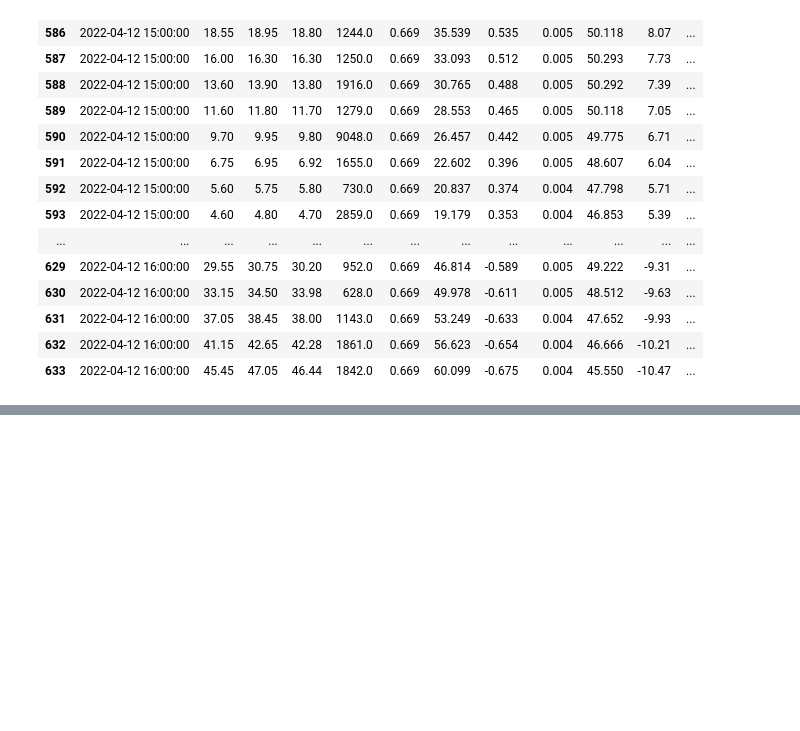
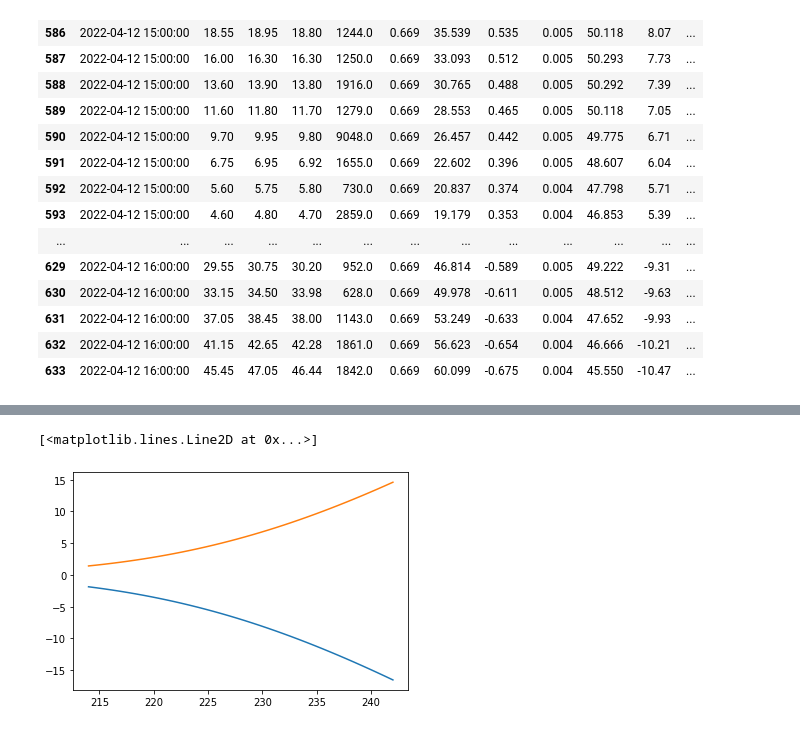
Before and after one commit to RupertDodkins/options_backtest, a Jupyter notebook: notebooks/greeks_from_QC-backtest.ipynb, the cells around one changed output, grey strips where cells are left out. Cells and saved outputs as stored; diff of their text form; code cells hidden in the pictures; blank space fills up the shorter version.

```diff
--- a/notebooks/greeks_from_QC-backtest.ipynb
+++ b/notebooks/greeks_from_QC-backtest.ipynb
@@ -178,0 +186,9 @@ plot_line(df, value='beta', show_afterhours=False)
+# %%
+underlying = np.linspace(214,242,40)
+short_calls = np.array([op.black_scholes(K=227.5, St=st, r=3, t=7, v=53, type='c')['value']['option value'] for st in underlying])
+long_calls = np.array([op.black_scholes(K=230, St=st, r=3, t=7, v=53, type='c')['value']['option value'] for st in underlying])
+plt.plot(underlying, -short_calls)
+plt.plot(underlying, long_calls)
+# %% [output]
+[<matplotlib.lines.Line2D at 0x...>]
+[figure, added]
```
Also changed, not shown: parts of 25 cells of this notebook.
